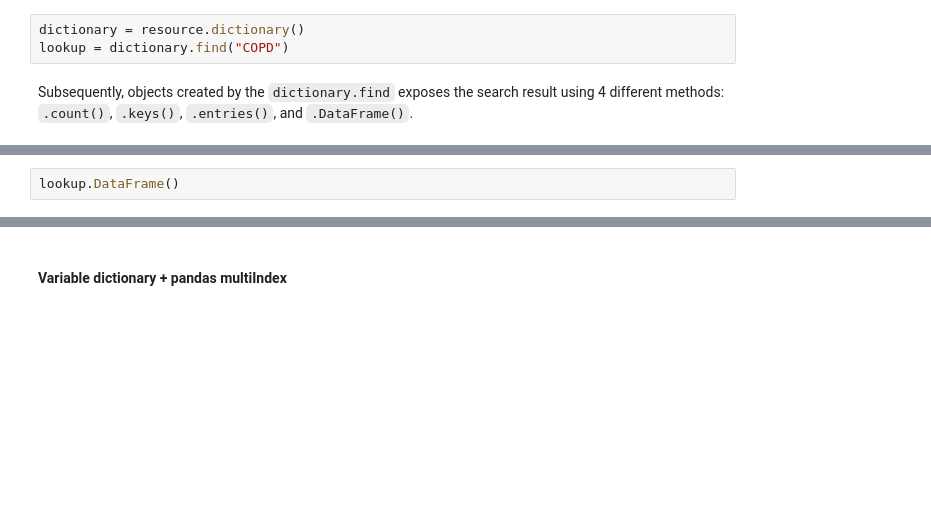
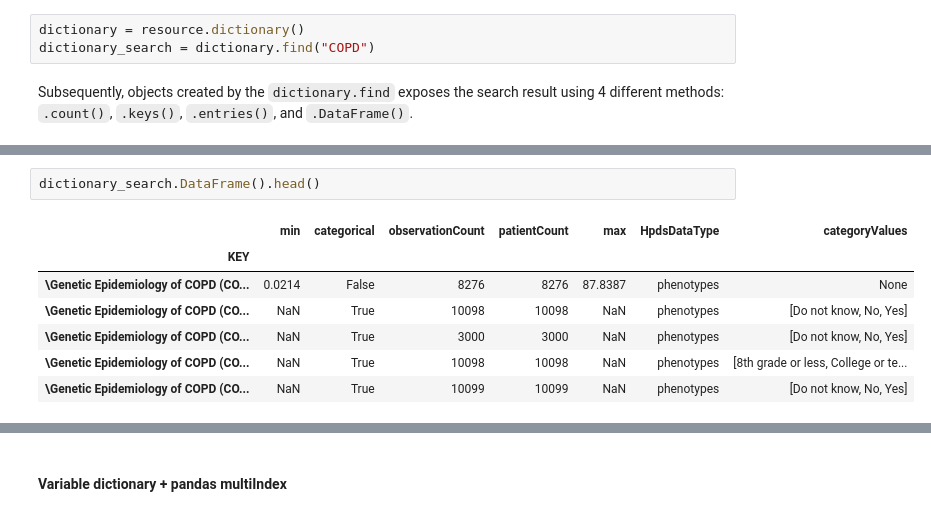
Before and after one commit to hms-dbmi/PIC-SURE_API-BioDataCatalyst-examples, a Jupyter notebook: python/PICSURE_API_101.ipynb, the cells around one changed output, grey strips where cells are left out. Drawn from its saved outputs; the diff is of its cells as text; blank space fills up the shorter version.

```diff
--- a/python/PICSURE_API_101.ipynb
+++ b/python/PICSURE_API_101.ipynb
@@ -121,6 +167,6 @@ A `dictionary` instance offers the possibility to retrieve matching records acco
 # %%
 dictionary = resource.dictionary()
-lookup = dictionary.find("COPD")
+dictionary_search = dictionary.find("COPD")
 # %% [markdown]
 Subsequently, objects created by the `dictionary.find` exposes the search result using 4 different methods: `.count()`, `.keys()`, `.entries()`, and `.DataFrame()`.
 # %%
@@ -130,3 +194,11 @@ pprint({"Count": lookup.count(),
-# %%
-lookup.DataFrame()
+# %%
+dictionary_search.DataFrame().head()
+# %% [output]
+|  | min | categorical | observationCount | patientCount | max | HpdsDataType | categoryValues |
+| KEY |  |  |  |  |  |  |  |
+| \Genetic Epidemiology of COPD (CO... | 0.0214 | False | 8276 | 8276 | 87.8387 | phenotypes | None |
+| \Genetic Epidemiology of COPD (CO... | NaN | True | 10098 | 10098 | NaN | phenotypes | [Do not know, No, Yes] |
+| \Genetic Epidemiology of COPD (CO... | NaN | True | 3000 | 3000 | NaN | phenotypes | [Do not know, No, Yes] |
+| \Genetic Epidemiology of COPD (CO... | NaN | True | 10098 | 10098 | NaN | phenotypes | [8th grade or less, College or te... |
+| \Genetic Epidemiology of COPD (CO... | NaN | True | 10099 | 10099 | NaN | phenotypes | [Do not know, No, Yes] |
 # %% [markdown]
```
Also changed, not shown: parts of 52 cells of this notebook, 2 other files.
